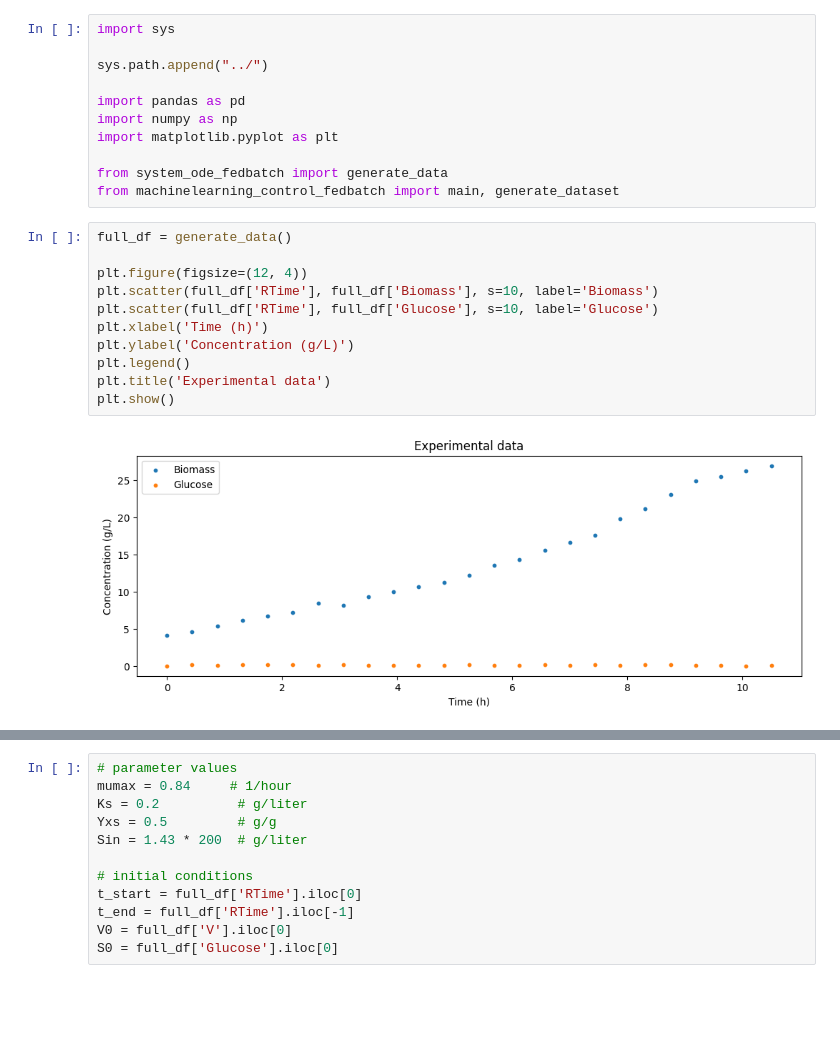
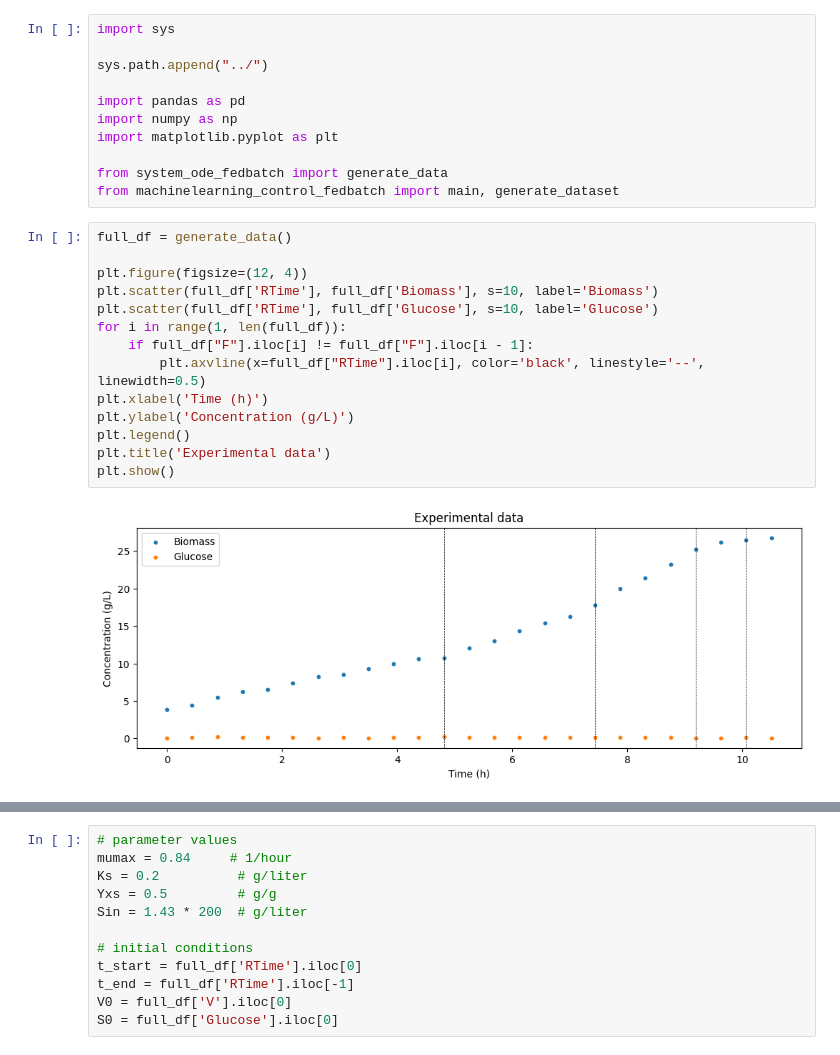
Before and after one commit to costasmexis/dynamic-modeling, a Jupyter notebook: control/Notebook_fedbatch.ipynb, the cells around one changed output, grey strips where cells are left out. Cells and saved outputs as stored; diff of their text form; blank space fills up the shorter version.

```diff
--- a/control/Notebook_fedbatch.ipynb
+++ b/control/Notebook_fedbatch.ipynb
@@ -18,14 +18,17 @@ from machinelearning_control_fedbatch import main, generate_dataset
 # %%
 full_df = generate_data()
 
 plt.figure(figsize=(12, 4))
 plt.scatter(full_df['RTime'], full_df['Biomass'], s=10, label='Biomass')
 plt.scatter(full_df['RTime'], full_df['Glucose'], s=10, label='Glucose')
+for i in range(1, len(full_df)):
+    if full_df["F"].iloc[i] != full_df["F"].iloc[i - 1]:
+        plt.axvline(x=full_df["RTime"].iloc[i], color='black', linestyle='--', linewidth=0.5)
 plt.xlabel('Time (h)')
 plt.ylabel('Concentration (g/L)')
 plt.legend()
 plt.title('Experimental data')
 plt.show()
 # %% [output]
-[figure, old version]
+[figure, new version]
 # %%
```
Also changed, not shown: parts of 2 cells of this notebook, 3 other files.
